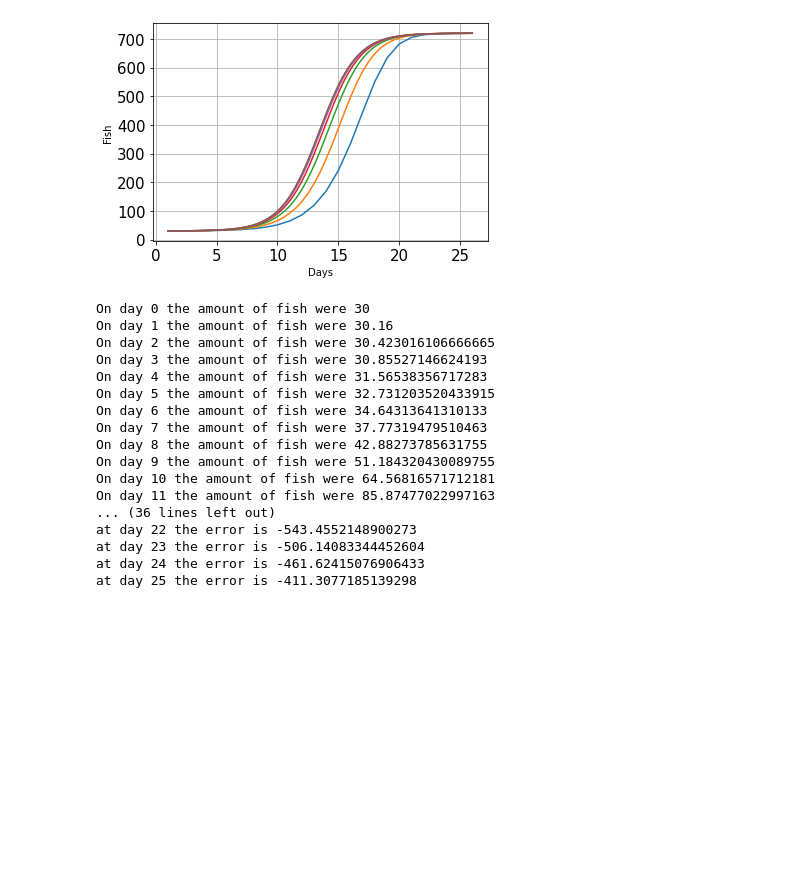
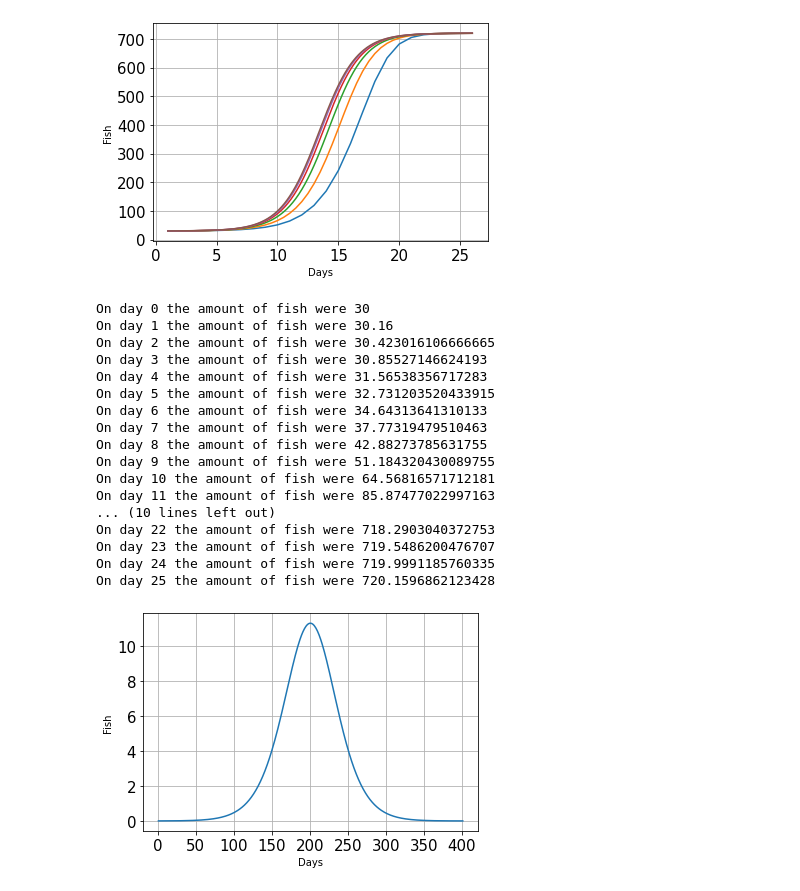
Before and after one commit to EmilS2019/ODE, a Jupyter notebook: mainn.ipynb, the cells around one changed output. Saved outputs shown, nothing was run; the diff lists cells and outputs as text; code cells hidden in the pictures; blank space fills up the shorter version.

Commit message:
error

```diff
--- a/mainn.ipynb
+++ b/mainn.ipynb
@@ -65,8 +65,10 @@ def plotResults(results, dt):
     plt.show()
 # %%
 def errorFunction(result, resultTimesTwo, dt):
+    newResults = []
     for i in range(len(resultTimesTwo)):
-        print(f"at day {i*dt} the error is {result[2*i]-resultTimesTwo[i]}")
+        newResults.append(result[2*i]-resultTimesTwo[i])
+    return newResults
 # %%
 dt = [1]
 startingPopulation = [20, 5]
@@ -100,36 +102,43 @@ On day 30 the amount of fish were [29.246216125552685, 13.69174320839941]
 days = 25
 startingPopulation = 30
 dt = [1, 1/2, 1/4, 1/8, 1/16, 1/32]
 
 #Fish at 13 with dt= 1/8   407.24955562528396
 
 
 populationHistory = []
 populationHistory.append(eulersMethod(dt[0],startingPopulation,days,fishPopulation))
 populationHistory.append(eulersMethod(dt[1],startingPopulation,days,fishPopulation))
 populationHistory.append(eulersMethod(dt[2],startingPopulation,days,fishPopulation))
 populationHistory.append(eulersMethod(dt[3],startingPopulation,days,fishPopulation))
 populationHistory.append(eulersMethod(dt[4],startingPopulation,days,fishPopulation))
 populationHistory.append(eulersMethod(dt[5],startingPopulation,days,fishPopulation))
+
 plotResults(populationHistory, dt)
 printResults(populationHistory[0], dt[0])
-errorFunction(populationHistory[2], populationHistory[0], dt[0])
+
+errorHistory = []
+errorHistory.append(errorFunction(populationHistory[5], populationHistory[4], dt[5]))
+plotResults(errorHistory, dt)
+
+#print(f"POpulation history:{populationHistory}   error history: {errorHistory}")
 # %% [output]
 [figure]
 On day 0 the amount of fish were 30
 On day 1 the amount of fish were 30.16
 On day 2 the amount of fish were 30.423016106666665
 On day 3 the amount of fish were 30.85527146624193
 On day 4 the amount of fish were 31.56538356717283
 On day 5 the amount of fish were 32.731203520433915
 On day 6 the amount of fish were 34.64313641310133
 On day 7 the amount of fish were 37.77319479510463
 On day 8 the amount of fish were 42.88273785631755
 On day 9 the amount of fish were 51.184320430089755
 On day 10 the amount of fish were 64.56816571712181
 On day 11 the amount of fish were 85.87477022997163
-... (36 lines left out)
-at day 22 the error is -543.4552148900273
-at day 23 the error is -506.14083344452604
-at day 24 the error is -461.62415076906433
-at day 25 the error is -411.3077185139298
+... (10 lines left out)
+On day 22 the amount of fish were 718.2903040372753
+On day 23 the amount of fish were 719.5486200476707
+On day 24 the amount of fish were 719.9991185760335
+On day 25 the amount of fish were 720.1596862123428
+[figure, added]
```
Also changed, not shown: parts of 1 cell of this notebook.
